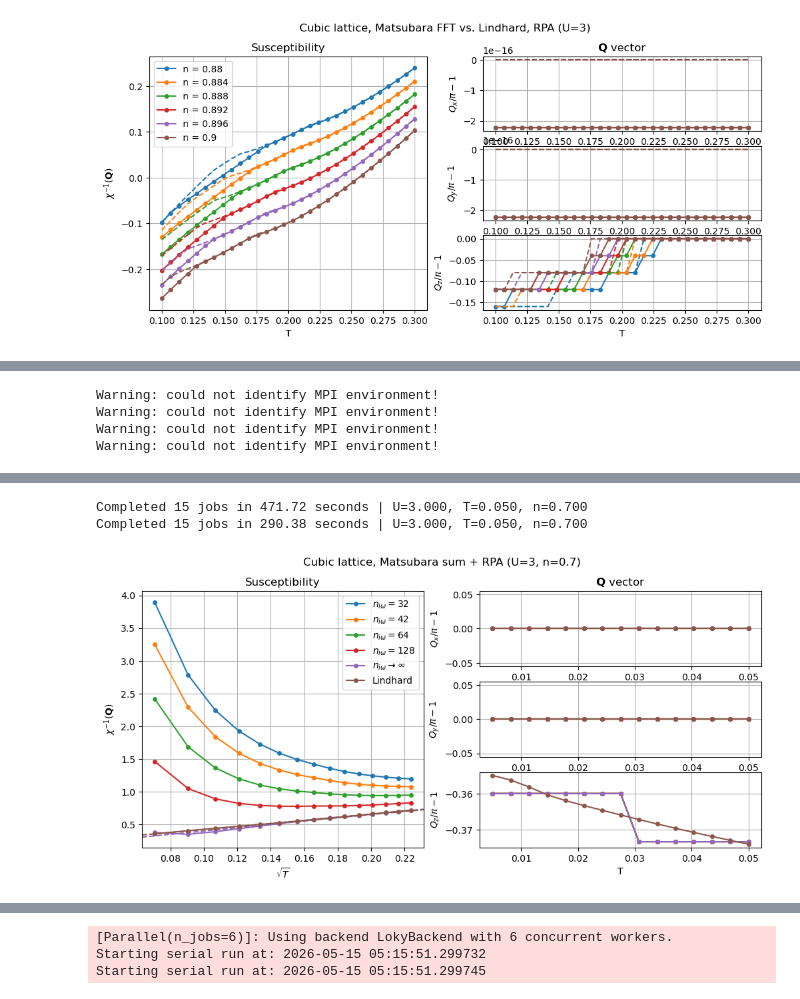
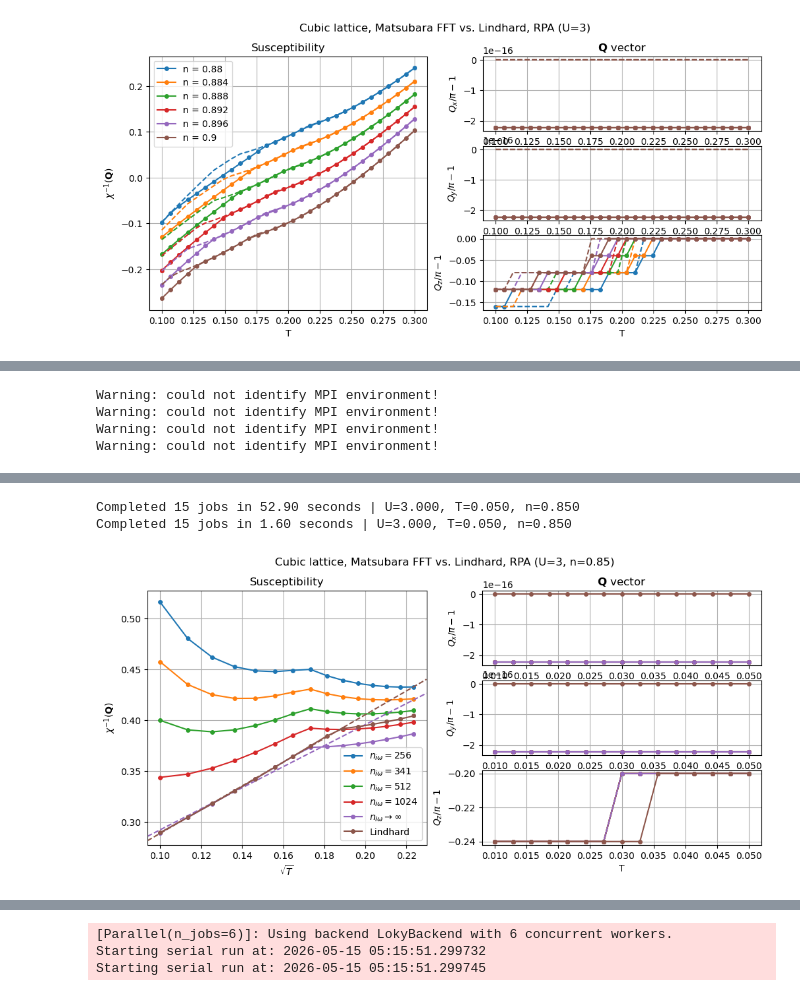
Before and after one commit to cctort/quantum_criticality, a Jupyter notebook: chi_rpa.ipynb, the cells around one changed output, grey strips where cells are left out. Cells and saved outputs as stored; diff of their text form; code cells hidden in the pictures.

```diff
--- a/chi_rpa.ipynb
+++ b/chi_rpa.ipynb
@@ -315,0 +354,29 @@ Starting serial run at: 2026-05-11 16:54:03.094143
+# %%
+U = 3
+n_list = np.linspace(0.8, 0.85, 5)
+T_list = np.concatenate([np.linspace(0.01, 0.05, 15)])
+par_list = [{'U': U, 'n': n, 'T': T_list} for n in n_list]
+title = f'Cubic lattice, Lindhard, RPA (U={U})'
+
+nk = 150
+niw = 128
+sweep_dict = [{'par_dict': par_dict, 'nk': nk, 'fit': True, 'tp': 0.1, 'method': 'matsubara', 'niw': niw, 'niw_extr': True, 'refine': False} for par_dict in par_list]
+results_list = sweep_parallel(sweep_chirpa, sweep_dict, n_jobs=5)
+
+fig = None
+for results in results_list:
+    n = results['par_list'][0]['n']
+    Tc = results['Xc']
+    ampl = results['ampl']
+    gamma = results['gamma']
+    print(f"n = {n} : ampl = {ampl}, exp = {gamma}, Tc = {Tc}")
+    fig, fit = pcut_chi(results, 'T', plot_Q=(1,1,1), x_exp=0.5, fit=True,
+                        title=title, label=f'n = {n}', figure=fig)
+
+    _, axs = fig
+    color = axs[0].lines[-1].get_color()
+    #axs[0].plot(T_list**0.5, critical1(T_list, ampl, gamma, Tc))
+    axs[0].scatter(-fit[1]/fit[0], 0., marker='*', s=100, edgecolors='black', color=color, zorder=100)
+    #axs[1].axvline(np.sign(-fit[1]/fit[0])*(fit[1]/fit[0])**2, linestyle='--', color=color, zorder=100)
+
+plt.show()
@@ -447,15 +517,15 @@ n = 0.9 : exp_mats = 1.9623109816835178, exp_lindh = 1.962990711041491
 [figure]
 # %%
 U = 3
-n = 0.7
-T_list = np.linspace(0.005, 0.05, 15)
+n = 0.85
+T_list = np.linspace(0.01, 0.05, 15)
 par_dict = {'U': U, 'n': n, 'T': T_list}
 title = f'Cubic lattice, Matsubara FFT vs. Lindhard, RPA (U={U}, n={n})'
 
-nk = 150
-niw_list = 128//np.array([4,3,2,1])
+nk = 50
+niw_list = 1024//np.array([4,3,2,1])
 
-sweep_dict = [{'par_dict': par_dict, 'nk': nk, 'niw': niw, 'niw_extr': False, 'method': 'matsubara_fft'} for niw in niw_list]
+sweep_dict = [{'par_dict': par_dict, 'nk': nk, 'niw': niw, 'niw_extr': False, 'tp': 0.2, 'refine': False} for niw in niw_list]
 results_list = sweep_parallel(sweep_chirpa, sweep_dict, n_jobs=4)
 
 fig = None
@@ -463,10 +533,10 @@ for results in results_list:
     niw = results['niw']
     fig, fit = pcut_chi(results, 'T', plot_Q=(1,1,1), fit=False, x_exp=0.5, title=title, label=f'$n_{{i\omega}}={niw}$', figure=fig)
 
-results = sweep_chirpa(par_dict, nk=nk, method='matsubara_fft', niw=niw_list[-1], niw_extr=True)
+results = sweep_chirpa(par_dict, nk=nk, niw=niw_list[-1], niw_extr=True, tp=0.2, refine=False)
 fig, fit = pcut_chi(results, 'T', plot_Q=(1,1,1), fit=True, x_exp=0.5, title=title, label=r'$n_{{i\omega}}\to\infty$', figure=fig)
 
-results = sweep_chirpa(par_dict, nk=nk)
+results = sweep_chirpa(par_dict, nk=nk, method='lindhard', q_path=([1,1,0], [1,1,1]), tp=0.2, refine=False)
 fig, fit = pcut_chi(results, 'T', plot_Q=(1,1,1), fit=True, x_exp=0.5, title=title, label='Lindhard', figure=fig)
 
 plt.show()
@@ -486,6 +556,6 @@ Starting serial run at: 2026-05-07 20:46:14.256328
-Completed 15 jobs in 471.72 seconds | U=3.000, T=0.050, n=0.700
-Completed 15 jobs in 290.38 seconds | U=3.000, T=0.050, n=0.700
+Completed 15 jobs in 52.90 seconds | U=3.000, T=0.050, n=0.850
+Completed 15 jobs in 1.60 seconds | U=3.000, T=0.050, n=0.850
-[figure, old version]
+[figure, new version]
 # %%
 U = 3
 n_list = np.linspace(0.7, 1., 24)
```
Also changed, not shown: parts of 18 cells of this notebook, 4 other files.
